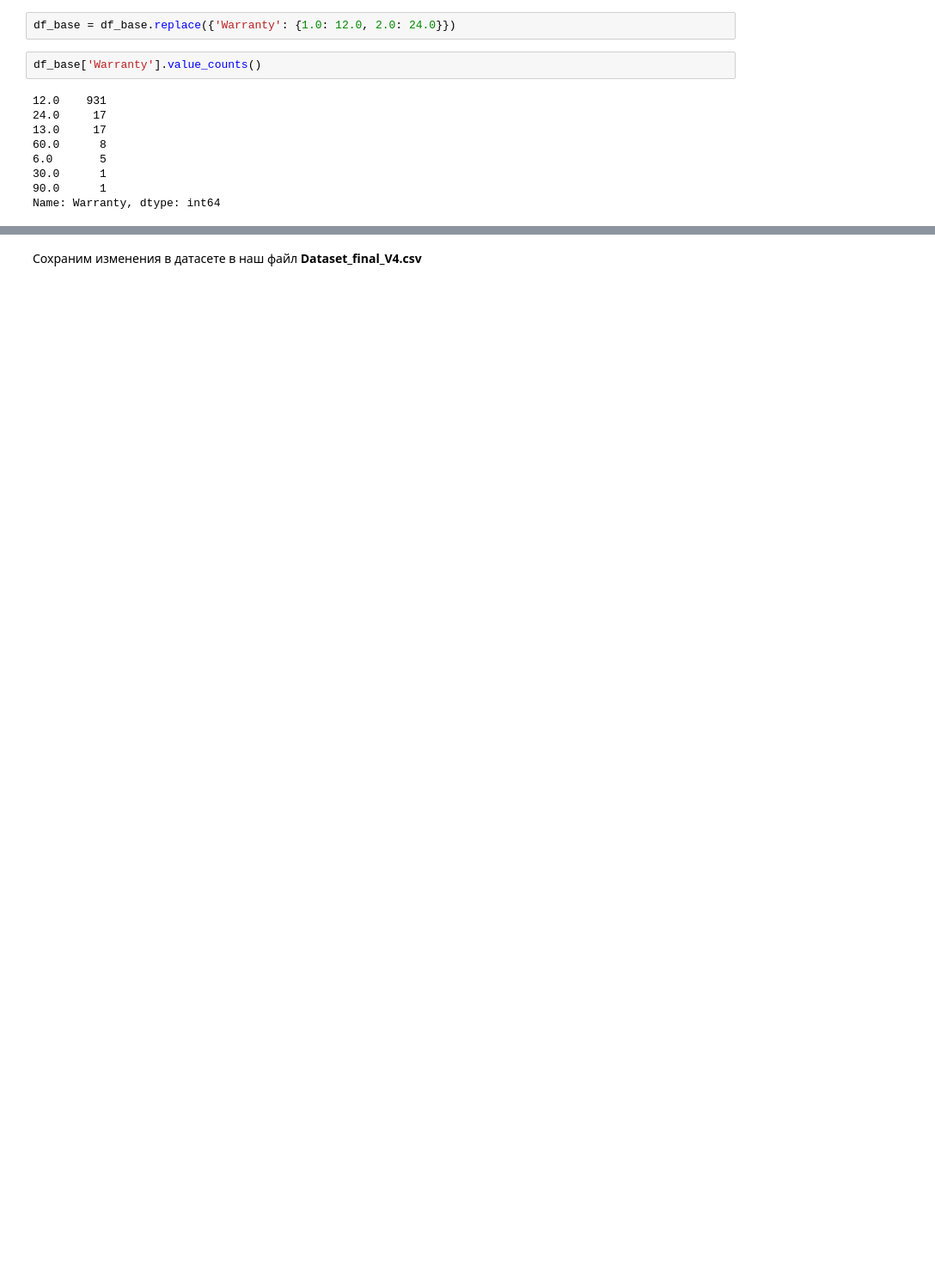
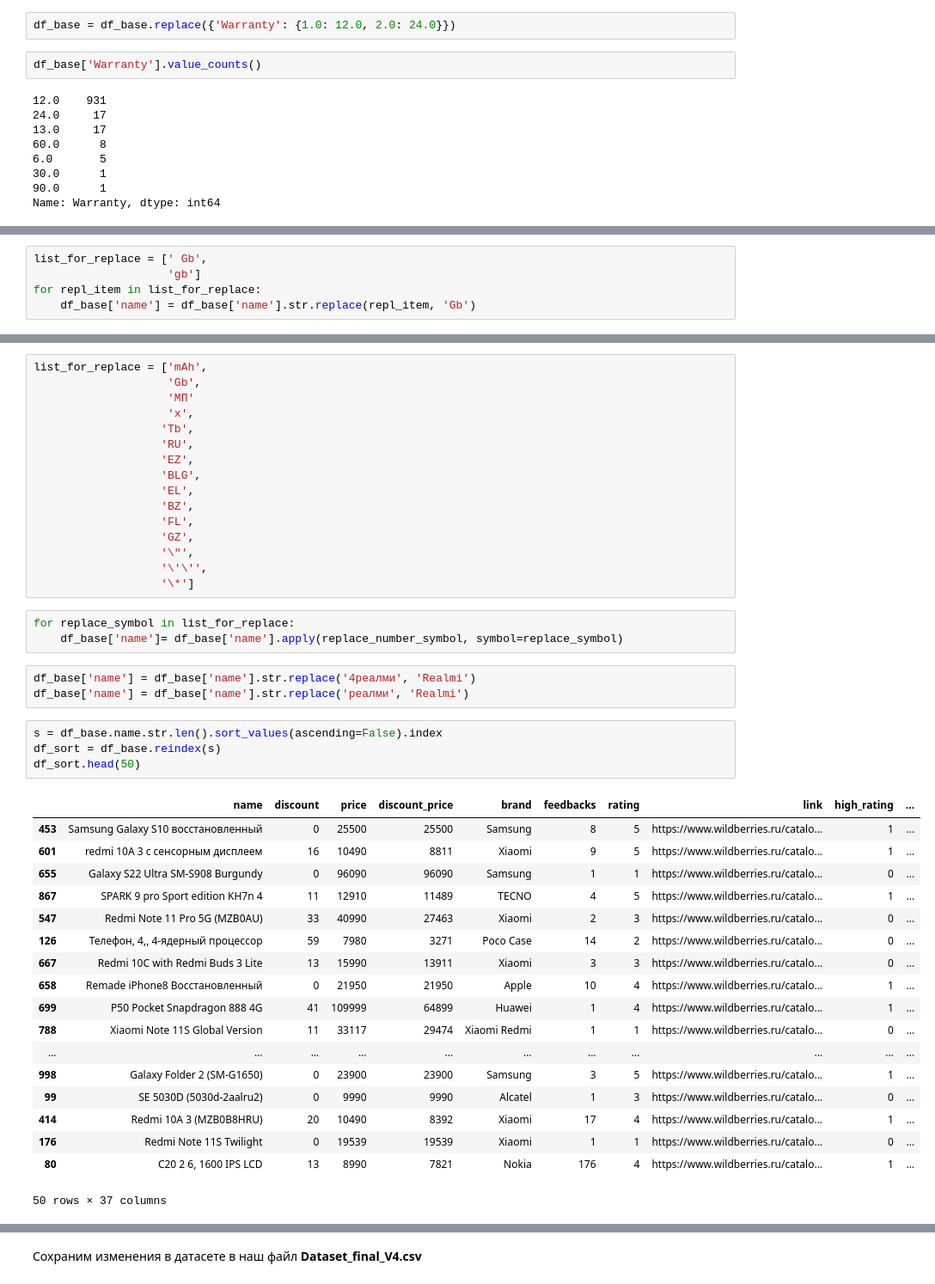
Before and after one commit to YurezSml/Dataton2022, a Jupyter notebook: DataProcessing_2.ipynb, the cells around one changed output, grey strips where cells are left out. Shown: that part at 86% size. Saved outputs shown, nothing was run; the diff lists cells and outputs as text; blank space fills up the shorter version.

Commit message:
Add files via upload
Work with names

```diff
--- a/DataProcessing_2.ipynb
+++ b/DataProcessing_2.ipynb
@@ -367,0 +491,5 @@ Name: Warranty, dtype: int64
+# %%
+list_for_replace = [' Gb',
+                    'gb']
+for repl_item in list_for_replace:
+    df_base['name'] = df_base['name'].str.replace(repl_item, 'Gb')
@@ -367,0 +555,45 @@ Name: Warranty, dtype: int64
+# %%
+list_for_replace = ['mAh',
+                    'Gb',
+                    'МП'
+                    'x',
+                   'Tb',
+                   'RU',
+                   'EZ',
+                   'BLG',
+                   'EL',
+                   'BZ',
+                   'FL',
+                   'GZ',
+                   '\"',
+                   '\'\'',
+                   '\*']
+# %%
+for replace_symbol in list_for_replace:
+    df_base['name']= df_base['name'].apply(replace_number_symbol, symbol=replace_symbol)
+# %%
+df_base['name'] = df_base['name'].str.replace('4реалми', 'Realmi')
+df_base['name'] = df_base['name'].str.replace('реалми', 'Realmi')
+# %%
+s = df_base.name.str.len().sort_values(ascending=False).index
+df_sort = df_base.reindex(s)
+df_sort.head(50)
+# %% [output]
+|  | name | discount | price | discount_price | brand | feedbacks | rating | link | high_rating | ... |
+| 453 | Samsung Galaxy S10 восстановленный | 0 | 25500 | 25500 | Samsung | 8 | 5 | https://www.wildberries.ru/catalo... | 1 | ... |
+| 601 | redmi 10A 3 с сенсорным дисплеем | 16 | 10490 | 8811 | Xiaomi | 9 | 5 | https://www.wildberries.ru/catalo... | 1 | ... |
+| 655 | Galaxy S22 Ultra SM-S908 Burgundy | 0 | 96090 | 96090 | Samsung | 1 | 1 | https://www.wildberries.ru/catalo... | 0 | ... |
+| 867 | SPARK 9 pro Sport edition KH7n 4 | 11 | 12910 | 11489 | TECNO | 4 | 5 | https://www.wildberries.ru/catalo... | 1 | ... |
+| 547 | Redmi Note 11 Pro 5G (MZB0AU) | 33 | 40990 | 27463 | Xiaomi | 2 | 3 | https://www.wildberries.ru/catalo... | 0 | ... |
+| 126 | Телефон, 4,, 4-ядерный процессор | 59 | 7980 | 3271 | Poco Case | 14 | 2 | https://www.wildberries.ru/catalo... | 0 | ... |
+| 667 | Redmi 10C with Redmi Buds 3 Lite | 13 | 15990 | 13911 | Xiaomi | 3 | 3 | https://www.wildberries.ru/catalo... | 0 | ... |
+| 658 | Remade iPhone8 Восстановленный | 0 | 21950 | 21950 | Apple | 10 | 4 | https://www.wildberries.ru/catalo... | 1 | ... |
+| 699 | P50 Pocket Snapdragon 888 4G | 41 | 109999 | 64899 | Huawei | 1 | 4 | https://www.wildberries.ru/catalo... | 1 | ... |
+| 788 | Xiaomi Note 11S Global Version | 11 | 33117 | 29474 | Xiaomi Redmi | 1 | 1 | https://www.wildberries.ru/catalo... | 0 | ... |
+| ... | ... | ... | ... | ... | ... | ... | ... | ... | ... | ... |
+| 998 | Galaxy Folder 2 (SM-G1650) | 0 | 23900 | 23900 | Samsung | 3 | 5 | https://www.wildberries.ru/catalo... | 1 | ... |
+| 99 | SE 5030D (5030d-2aalru2) | 0 | 9990 | 9990 | Alcatel | 1 | 3 | https://www.wildberries.ru/catalo... | 0 | ... |
+| 414 | Redmi 10A 3 (MZB0B8HRU) | 20 | 10490 | 8392 | Xiaomi | 17 | 4 | https://www.wildberries.ru/catalo... | 1 | ... |
+| 176 | Redmi Note 11S Twilight | 0 | 19539 | 19539 | Xiaomi | 1 | 1 | https://www.wildberries.ru/catalo... | 0 | ... |
+| 80 | C20 2 6, 1600 IPS LCD | 13 | 8990 | 7821 | Nokia | 176 | 4 | https://www.wildberries.ru/catalo... | 1 | ... |
+50 rows × 37 columns
```
Also changed, not shown: parts of 26 cells of this notebook, 1 other file.
